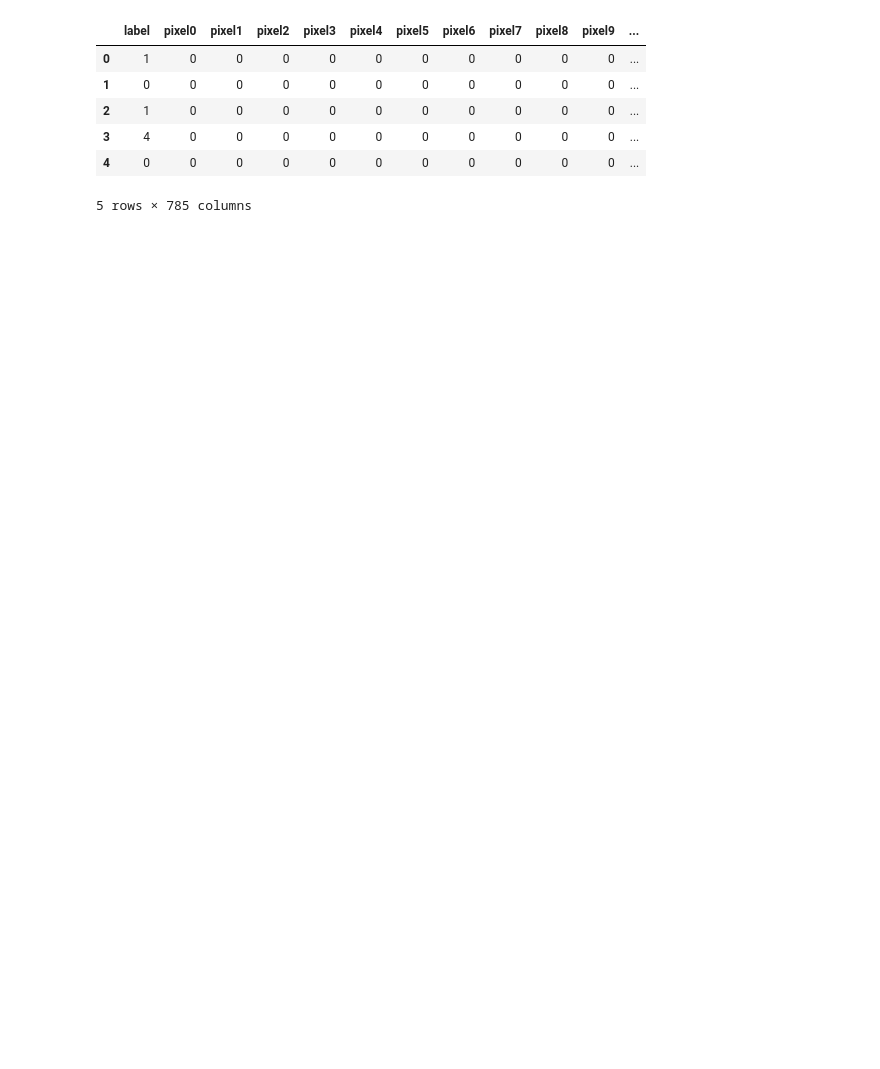
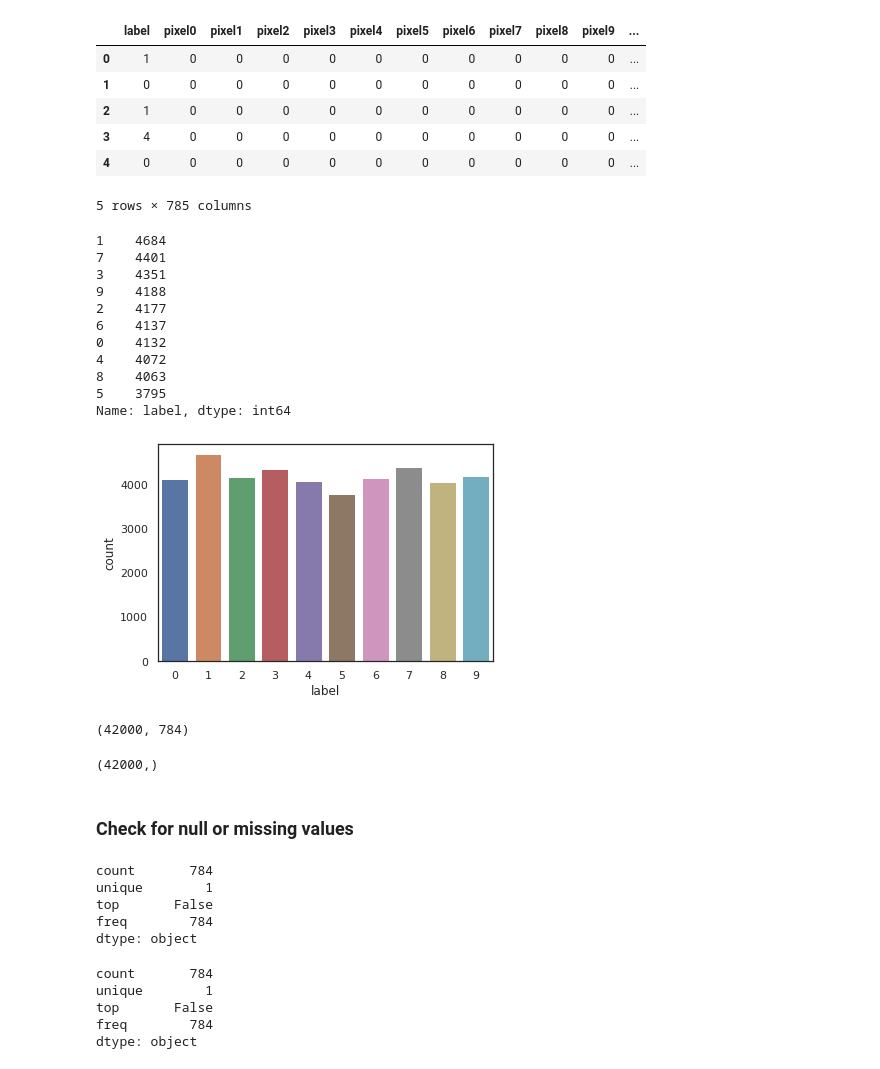
Before and after one commit to ikikika/data_science, a Jupyter notebook: digit_recognizer/digit_recognizer1.ipynb, the cells around one changed output. Cells and saved outputs as stored; diff of their text form; code cells hidden in the pictures; blank space fills up the shorter version.

Commit message:
Prepare data to apply CNN

```diff
--- a/digit_recognizer/digit_recognizer1.ipynb
+++ b/digit_recognizer/digit_recognizer1.ipynb
@@ -83,3 +87,55 @@ train.head()
 | 3 | 4 | 0 | 0 | 0 | 0 | 0 | 0 | 0 | 0 | 0 | 0 | ... |
 | 4 | 0 | 0 | 0 | 0 | 0 | 0 | 0 | 0 | 0 | 0 | 0 | ... |
 5 rows × 785 columns
+# %%
+y_train = train["label"]
+
+# Drop 'label' column
+x_train = train.drop( labels=["label"], axis=1 )
+
+# Free some space
+del train
+
+g = sns.countplot(y_train)
+
+y_train.value_counts()
+# %% [output]
+1    4684
+7    4401
+3    4351
+9    4188
+2    4177
+6    4137
+0    4132
+4    4072
+8    4063
+5    3795
+Name: label, dtype: int64
+[figure, added]
+# %%
+x_train.shape
+# %% [output]
+(42000, 784)
+# %%
+y_train.shape
+# %% [output]
+(42000,)
+# %% [markdown]
+### Check for null or missing values
+# %%
+# Check data
+x_train.isnull().any().describe()
+# %% [output]
+count       784
+unique        1
+top       False
+freq        784
+dtype: object
+# %%
+test.isnull().any().describe()
+# %% [output]
+count       784
+unique        1
+top       False
+freq        784
+dtype: object
```
Also changed, not shown: parts of 18 cells of this notebook.
